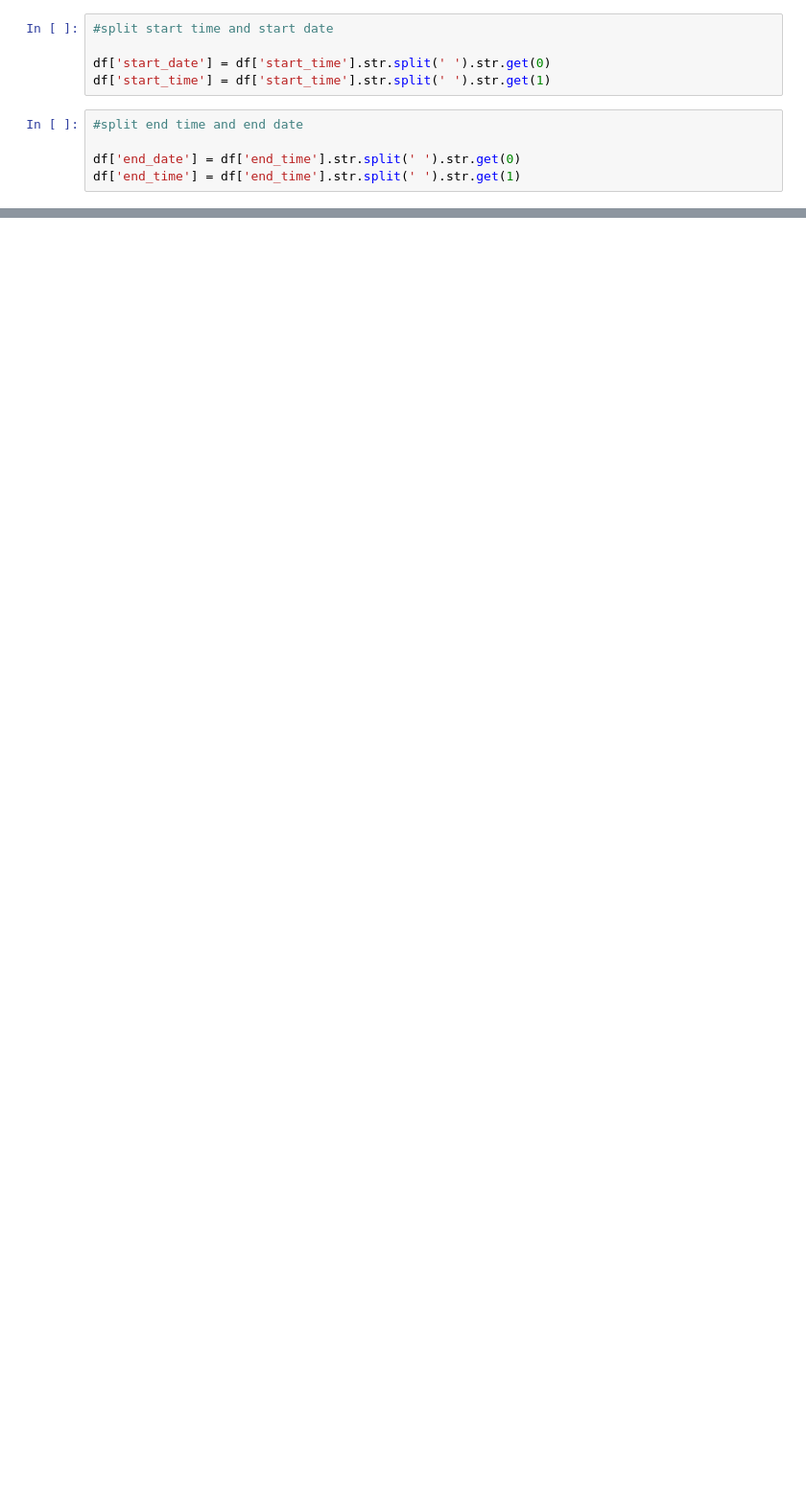
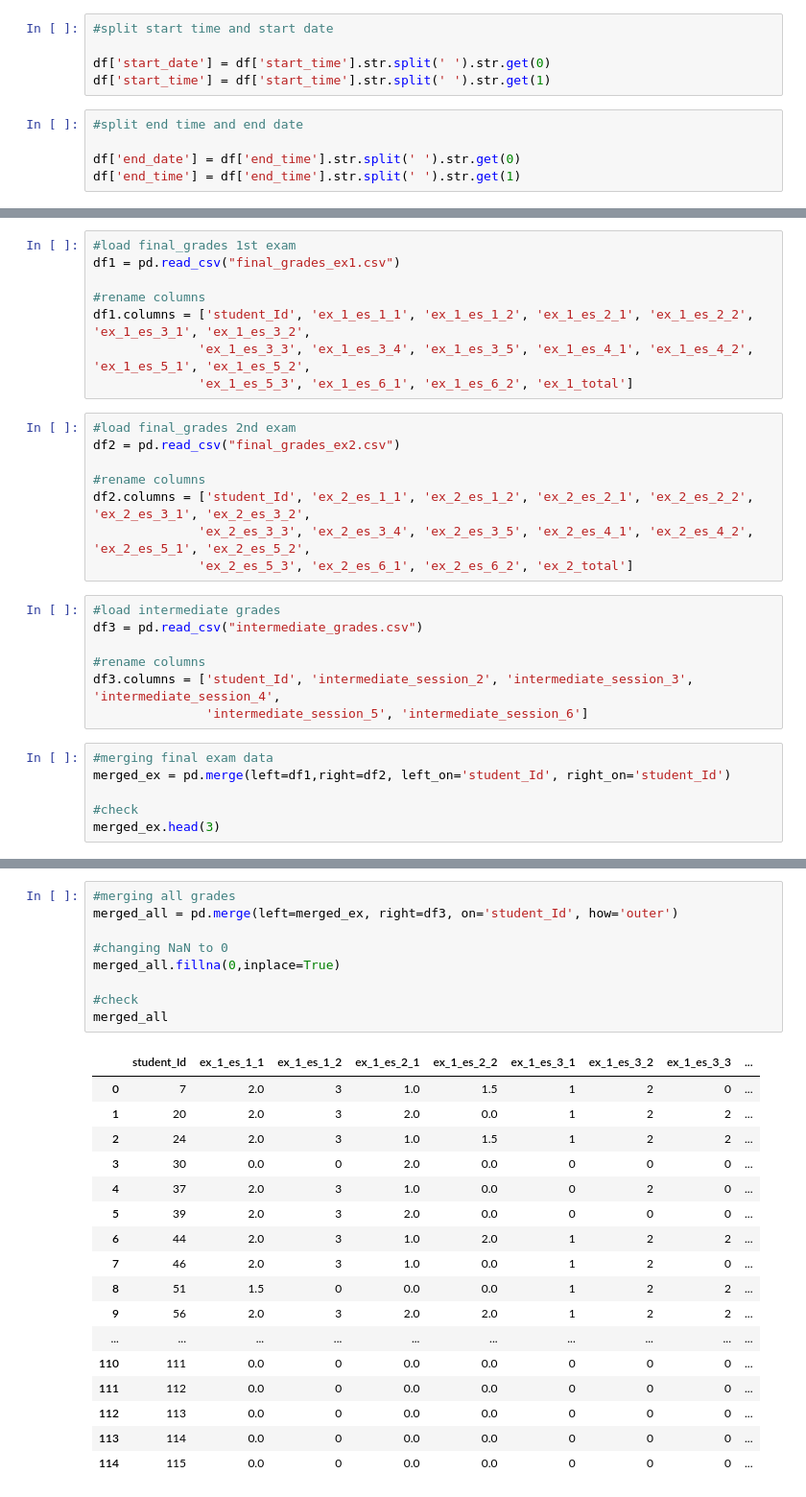
Before and after one commit to yarynam/-Pre-Project-1, a Jupyter notebook: Data_carpentry.ipynb, the cells around one changed output, grey strips where cells are left out. Shown at 96% size. Drawn from its saved outputs; the diff is of its cells as text; blank space fills up the shorter version.

Commit message:
all, grouped and grades data

```diff
--- a/Data_carpentry.ipynb
+++ b/Data_carpentry.ipynb
@@ -55,0 +55,29 @@ clean = df.to_csv('clean-data.csv', index=False)
+# %%
+#load final_grades 1st exam
+df1 = pd.read_csv("final_grades_ex1.csv")
+
+#rename columns
+df1.columns = ['student_Id', 'ex_1_es_1_1', 'ex_1_es_1_2', 'ex_1_es_2_1', 'ex_1_es_2_2', 'ex_1_es_3_1', 'ex_1_es_3_2',
+              'ex_1_es_3_3', 'ex_1_es_3_4', 'ex_1_es_3_5', 'ex_1_es_4_1', 'ex_1_es_4_2', 'ex_1_es_5_1', 'ex_1_es_5_2',
+              'ex_1_es_5_3', 'ex_1_es_6_1', 'ex_1_es_6_2', 'ex_1_total']
+# %%
+#load final_grades 2nd exam
+df2 = pd.read_csv("final_grades_ex2.csv")
+
+#rename columns
+df2.columns = ['student_Id', 'ex_2_es_1_1', 'ex_2_es_1_2', 'ex_2_es_2_1', 'ex_2_es_2_2', 'ex_2_es_3_1', 'ex_2_es_3_2',
+              'ex_2_es_3_3', 'ex_2_es_3_4', 'ex_2_es_3_5', 'ex_2_es_4_1', 'ex_2_es_4_2', 'ex_2_es_5_1', 'ex_2_es_5_2',
+              'ex_2_es_5_3', 'ex_2_es_6_1', 'ex_2_es_6_2', 'ex_2_total']
+# %%
+#load intermediate grades
+df3 = pd.read_csv("intermediate_grades.csv")
+
+#rename columns
+df3.columns = ['student_Id', 'intermediate_session_2', 'intermediate_session_3', 'intermediate_session_4',
+               'intermediate_session_5', 'intermediate_session_6']
+# %%
+#merging final exam data
+merged_ex = pd.merge(left=df1,right=df2, left_on='student_Id', right_on='student_Id')
+
+#check
+merged_ex.head(3)
@@ -55,0 +90,27 @@ clean = df.to_csv('clean-data.csv', index=False)
+# %%
+#merging all grades
+merged_all = pd.merge(left=merged_ex, right=df3, on='student_Id', how='outer')
+
+#changing NaN to 0
+merged_all.fillna(0,inplace=True)
+
+#check
+merged_all
+# %% [output]
+|  | student_Id | ex_1_es_1_1 | ex_1_es_1_2 | ex_1_es_2_1 | ex_1_es_2_2 | ex_1_es_3_1 | ex_1_es_3_2 | ex_1_es_3_3 | ... |
+| 0 | 7 | 2.0 | 3 | 1.0 | 1.5 | 1 | 2 | 0 | ... |
+| 1 | 20 | 2.0 | 3 | 2.0 | 0.0 | 1 | 2 | 2 | ... |
+| 2 | 24 | 2.0 | 3 | 1.0 | 1.5 | 1 | 2 | 2 | ... |
+| 3 | 30 | 0.0 | 0 | 2.0 | 0.0 | 0 | 0 | 0 | ... |
+| 4 | 37 | 2.0 | 3 | 1.0 | 0.0 | 0 | 2 | 0 | ... |
+| 5 | 39 | 2.0 | 3 | 2.0 | 0.0 | 0 | 0 | 0 | ... |
+| 6 | 44 | 2.0 | 3 | 1.0 | 2.0 | 1 | 2 | 2 | ... |
+| 7 | 46 | 2.0 | 3 | 1.0 | 0.0 | 1 | 2 | 0 | ... |
+| 8 | 51 | 1.5 | 0 | 0.0 | 0.0 | 1 | 2 | 2 | ... |
+| 9 | 56 | 2.0 | 3 | 2.0 | 2.0 | 1 | 2 | 2 | ... |
+| ... | ... | ... | ... | ... | ... | ... | ... | ... | ... |
+| 110 | 111 | 0.0 | 0 | 0.0 | 0.0 | 0 | 0 | 0 | ... |
+| 111 | 112 | 0.0 | 0 | 0.0 | 0.0 | 0 | 0 | 0 | ... |
+| 112 | 113 | 0.0 | 0 | 0.0 | 0.0 | 0 | 0 | 0 | ... |
+| 113 | 114 | 0.0 | 0 | 0.0 | 0.0 | 0 | 0 | 0 | ... |
+| 114 | 115 | 0.0 | 0 | 0.0 | 0.0 | 0 | 0 | 0 | ... |
```
Also changed, not shown: parts of 7 cells of this notebook, 7 other files.
